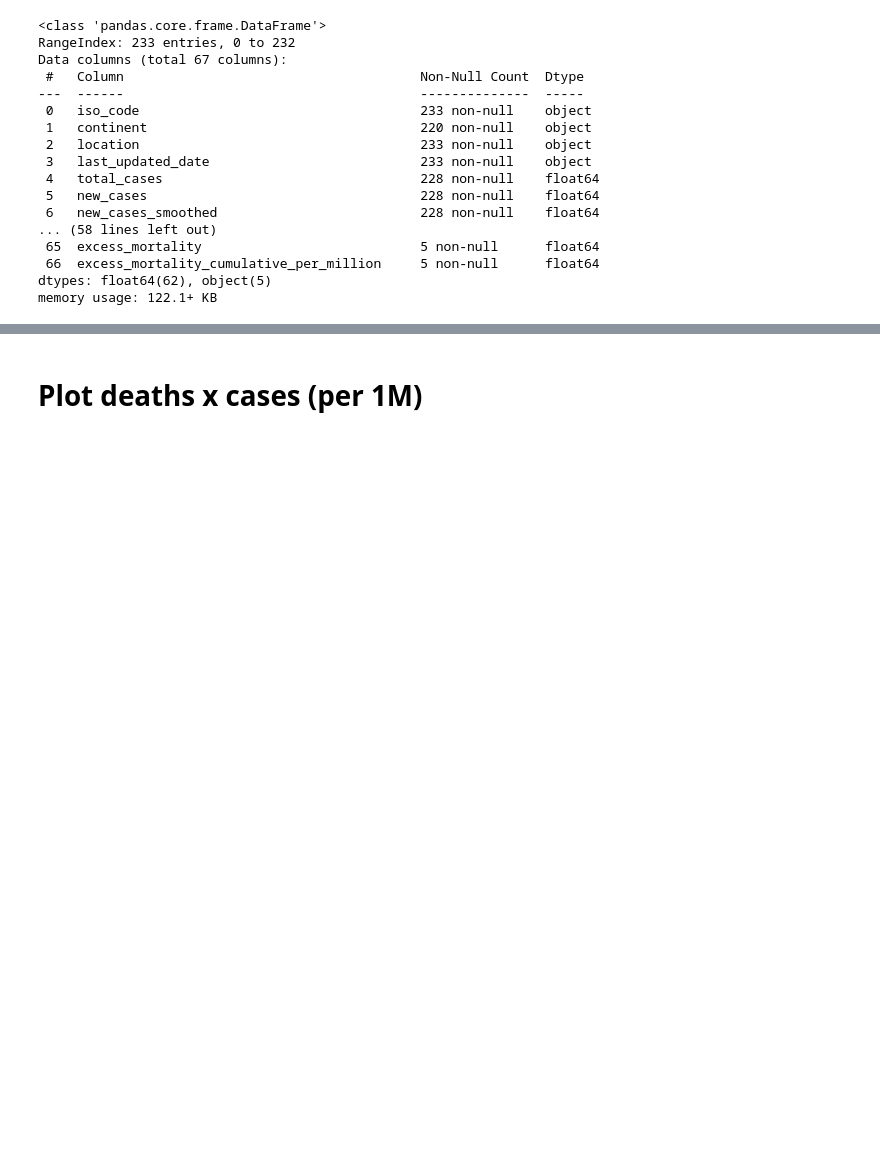
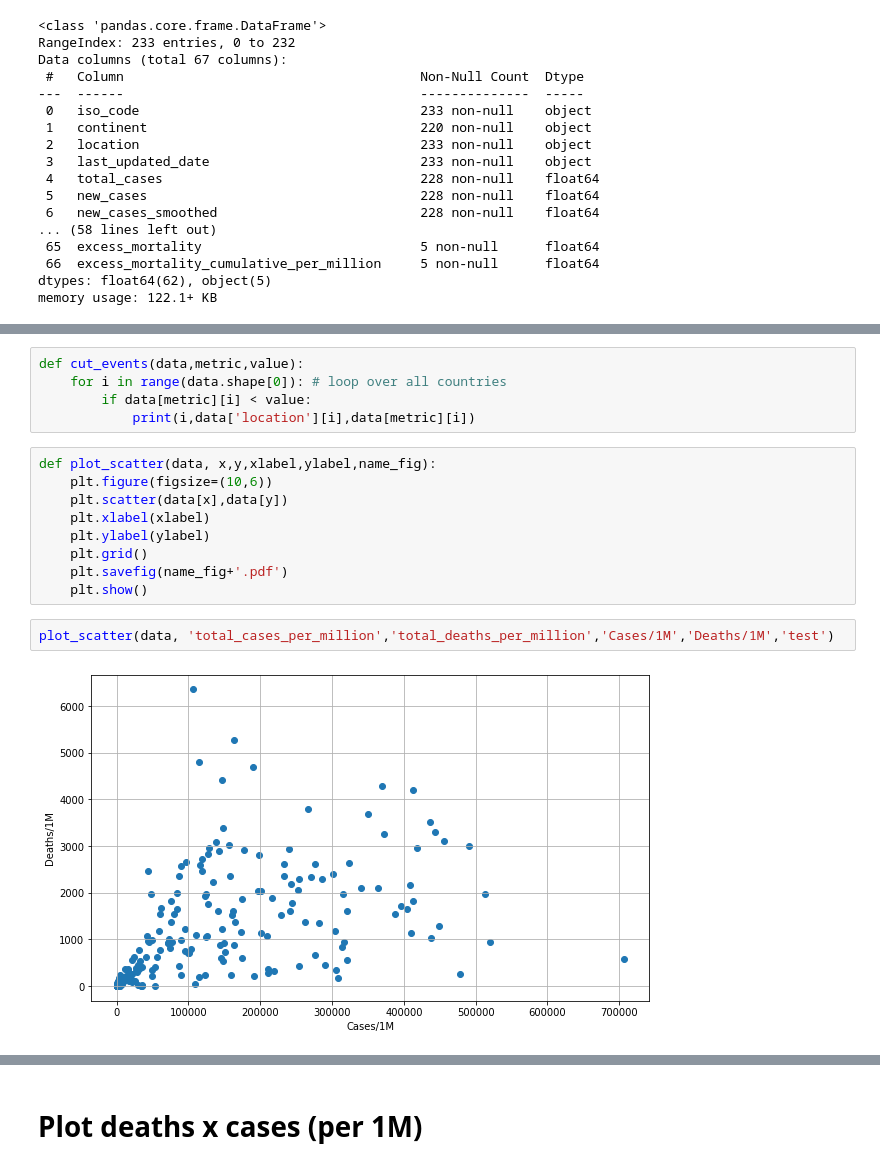
Before and after one commit to ThOliveira23/PH482_582_Sp22, a Jupyter notebook: Projeto/graveyard_covid_project.ipynb, the cells around one changed output, grey strips where cells are left out. Cells and saved outputs as stored; diff of their text form; blank space fills up the shorter version.

```diff
--- a/Projeto/graveyard_covid_project.ipynb
+++ b/Projeto/graveyard_covid_project.ipynb
@@ -74,0 +51,18 @@ for i in range(232):
+# %%
+def cut_events(data,metric,value):
+    for i in range(data.shape[0]): # loop over all countries
+        if data[metric][i] < value:
+            print(i,data['location'][i],data[metric][i])
+# %%
+def plot_scatter(data, x,y,xlabel,ylabel,name_fig):
+    plt.figure(figsize=(10,6))
+    plt.scatter(data[x],data[y])
+    plt.xlabel(xlabel)
+    plt.ylabel(ylabel)
+    plt.grid()
+    plt.savefig(name_fig+'.pdf')
+    plt.show()
+# %%
+plot_scatter(data, 'total_cases_per_million','total_deaths_per_million','Cases/1M','Deaths/1M','test')
+# %% [output]
+[figure, added]
```
Also changed, not shown: parts of 17 cells of this notebook.
